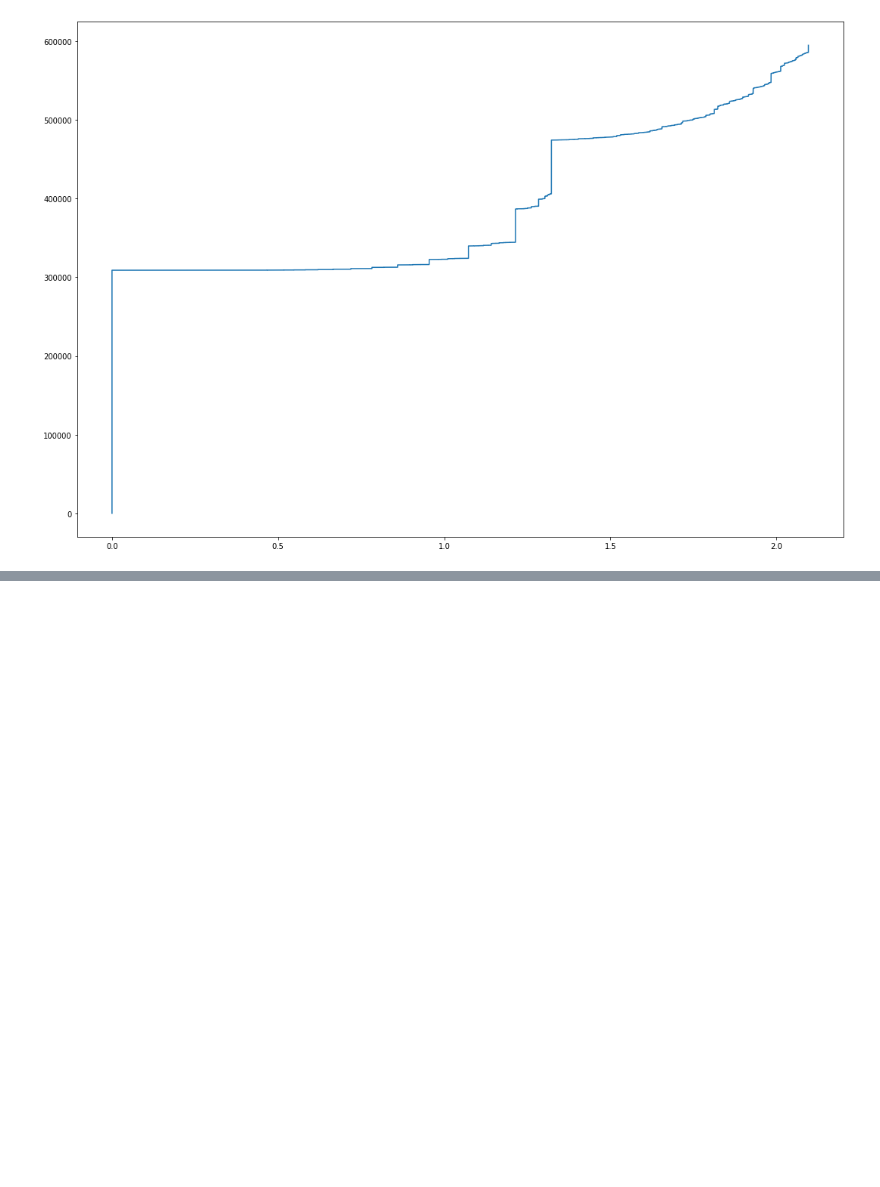
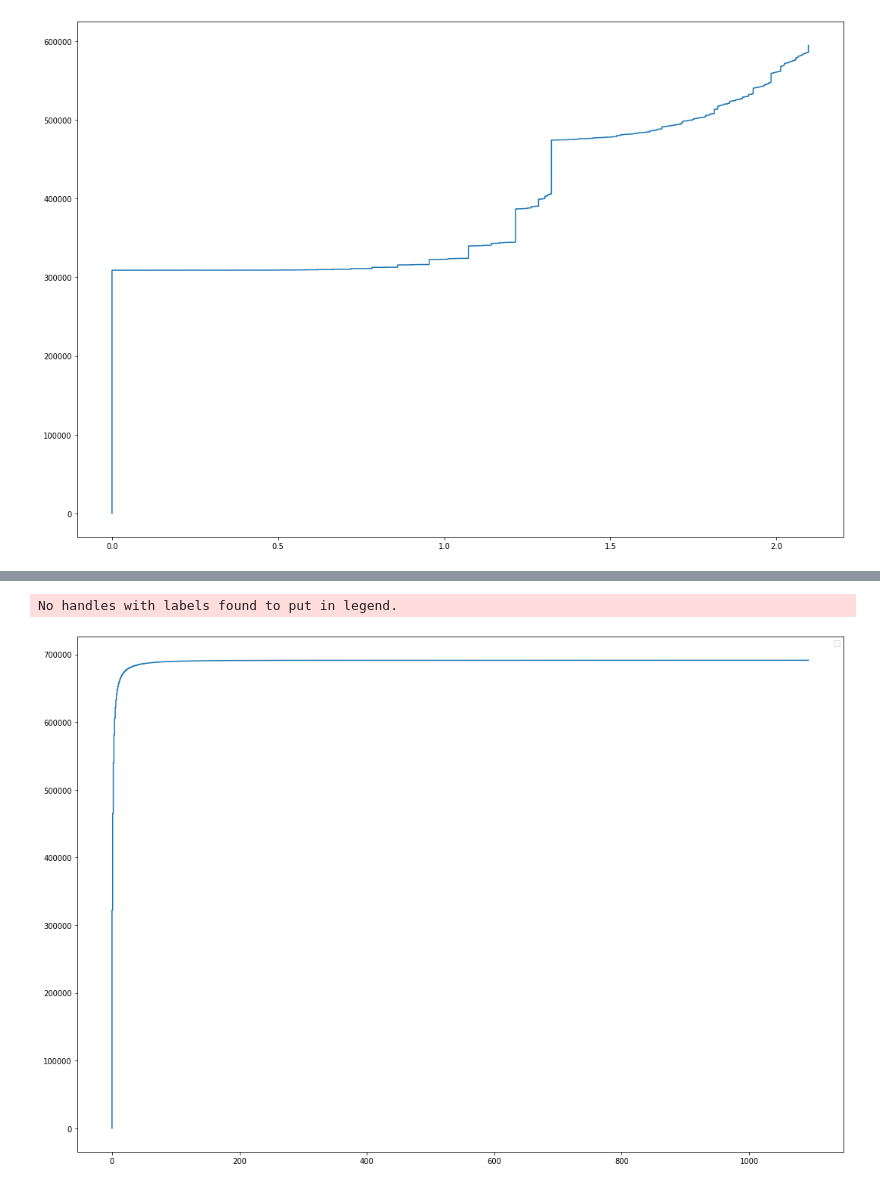
Before and after one commit to tr0up2r/plotting-and-graph-analysis, a Jupyter notebook: cdf.ipynb, the cells around one changed output, grey strips where cells are left out. Cells and saved outputs as stored; diff of their text form; code cells hidden in the pictures; blank space fills up the shorter version.

```diff
--- a/cdf.ipynb
+++ b/cdf.ipynb
@@ -284,3 +290,7 @@ np_result10 = np.array(result_df4['es_score_normalized_entropy'].tolist())
 draw_cdf3(np_result10)
 # %% [output]
 [figure]
+# %%
+sql5 = 'select * from nodes;'
+result_df5 = select_query_result_to_df(sql5)
+result_df5
@@ -286,0 +311,7 @@ draw_cdf3(np_result10)
+# %%
+np_result11 = np.array(result_df5['indegree'].tolist())
+np_result11
+draw_cdf3(np_result11)
+# %% [output]
+No handles with labels found to put in legend.
+[figure, added]
```
Also changed, not shown: parts of 3 cells of this notebook, 1 other file.
